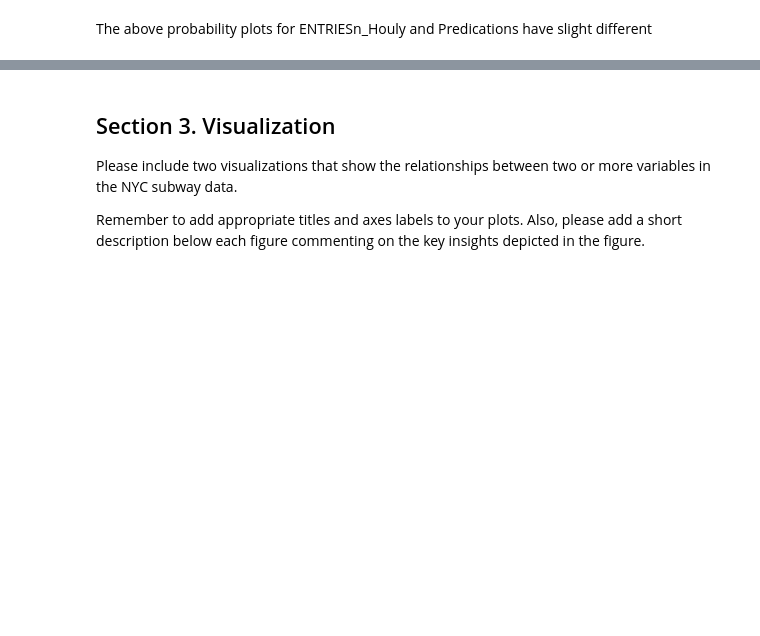
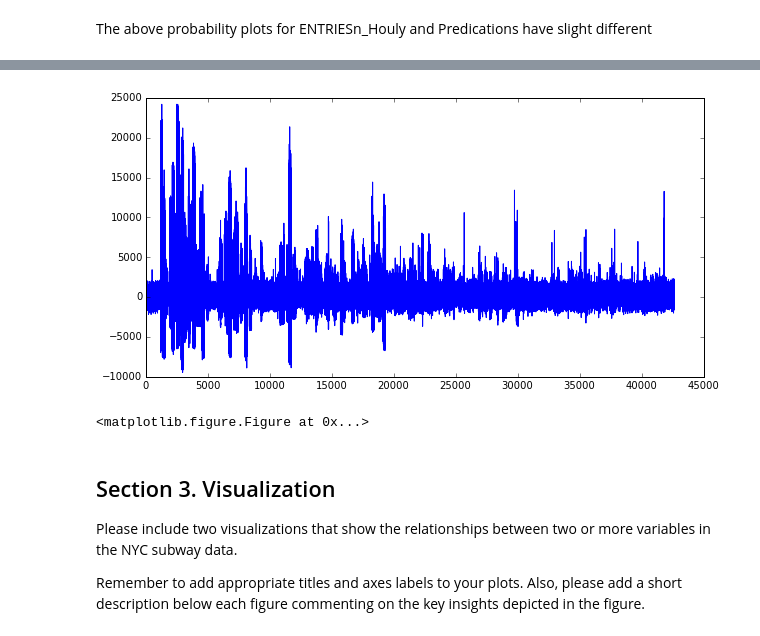
Before and after one commit to craignicholson/P2-1, a Jupyter notebook: Data_Analyst_ND_Project2.ipynb, the cells around one changed output, grey strips where cells are left out. Saved outputs shown, nothing was run; the diff lists cells and outputs as text; code cells hidden in the pictures; blank space fills up the shorter version.

```diff
--- a/Data_Analyst_ND_Project2.ipynb
+++ b/Data_Analyst_ND_Project2.ipynb
@@ -599,3 +618,10 @@ The above probability plots for ENTRIESn_Houly and Predications have slight diff
+# %%
+plt.plot(df['ENTRIESn_hourly']-predictions)
+plt.figure(figsize(10,10))
+plt.show()
+# %% [output]
+[figure, added]
+<matplotlib.figure.Figure at 0x...>
 # %% [markdown]
 ## Section 3. Visualization
 
```
Also changed, not shown: parts of 6 cells of this notebook.
